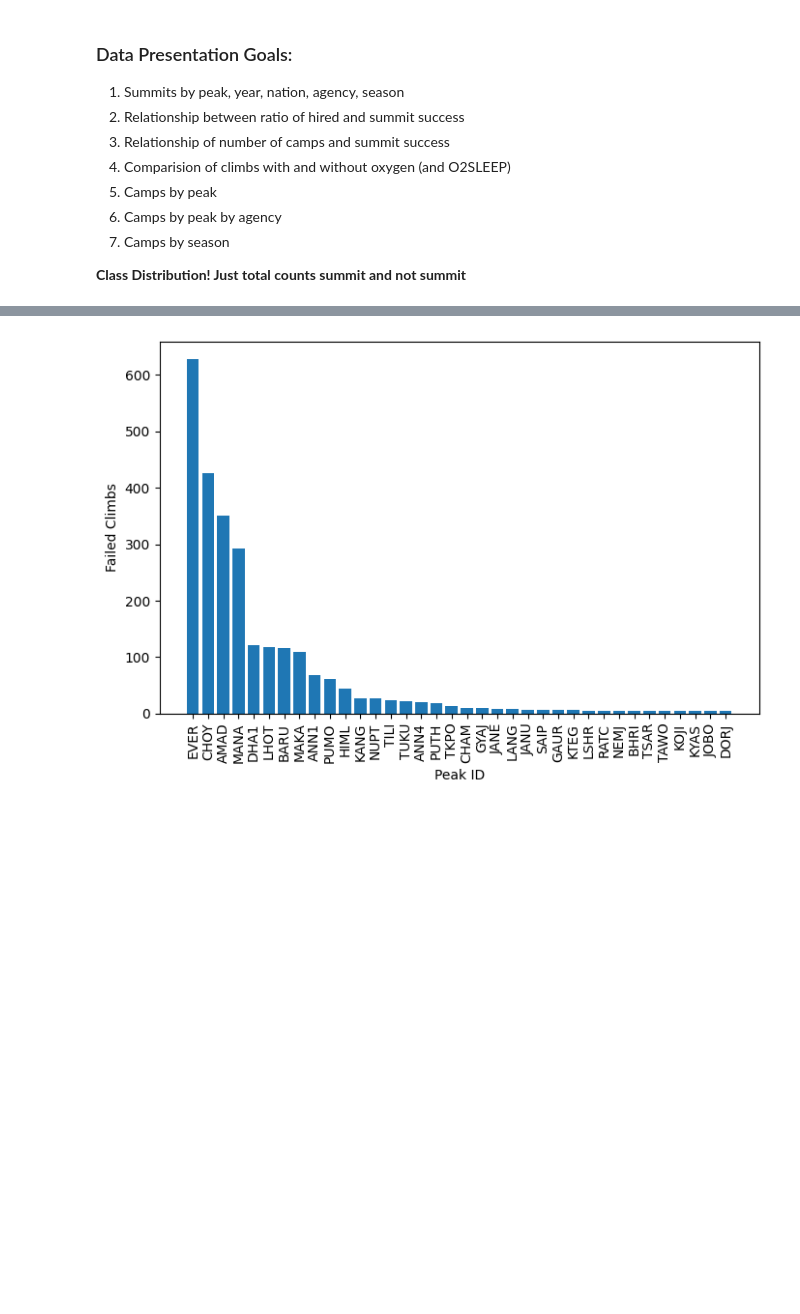
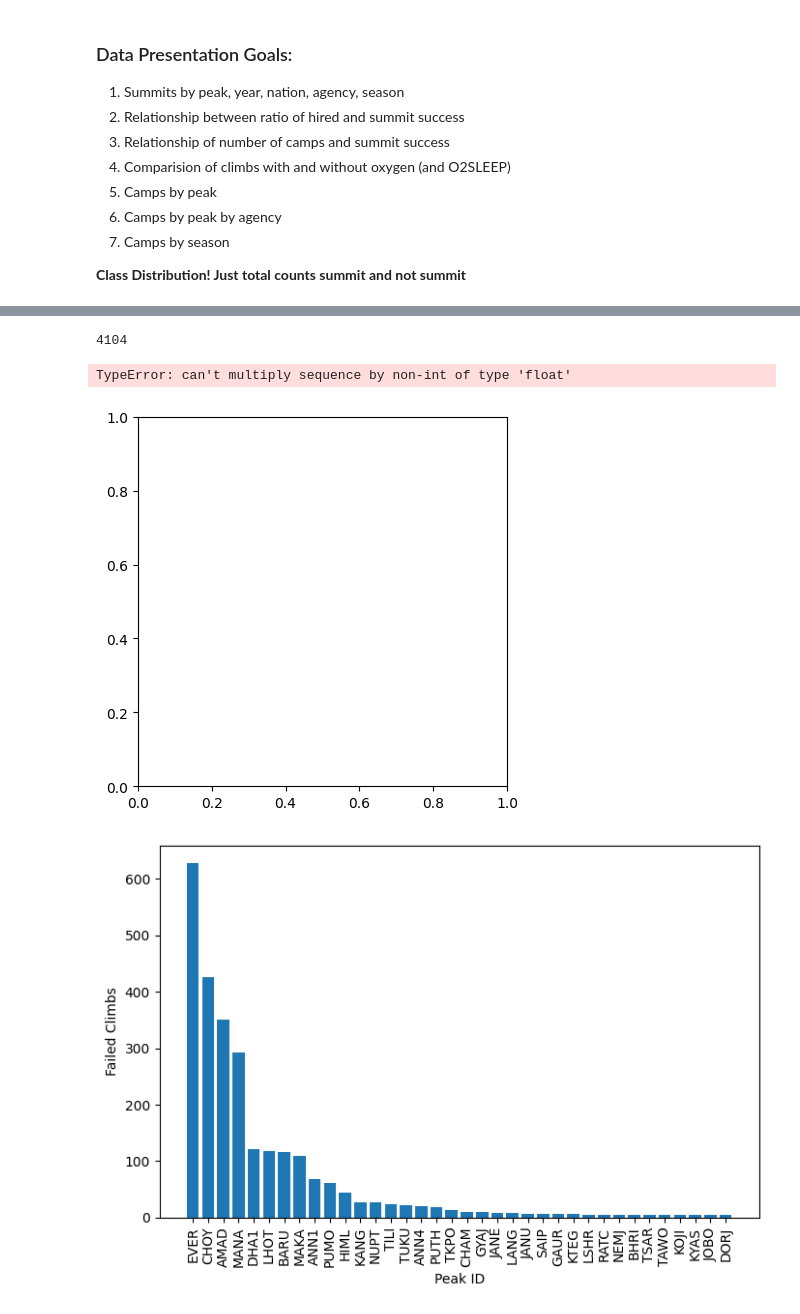
Before and after one commit to dpmacisaac/FinalProject-CPSC322, a Jupyter notebook: himalayan_dataset_eda.ipynb, the cells around one changed output, grey strips where cells are left out. Drawn from its saved outputs; the diff is of its cells as text; code cells hidden in the pictures; blank space fills up the shorter version.

Commit message:
added pie chart

```diff
--- a/himalayan_dataset_eda.ipynb
+++ b/himalayan_dataset_eda.ipynb
@@ -75,3 +80,23 @@ generate_freq_chart(success_table, "NATION", "Nation", "Succesful Climbs", 4)
+# %%
+l = success_table.get_column("SEASON")
+freq_dict = {item:0 for item in l}
+
+for item in l:
+    freq_dict[item] += 1
+
+freq_dict = dict(sorted(freq_dict.items(), key=lambda x: x[1], reverse=True))
+
+vals = list(freq_dict.values())
+
+s = sum(vals)
+labels = ["Summer - %1.1f%%"%(vals[0] / s *100), "Spring - %1.1f%%"%(vals[1] / s *100),
+            "Autum - %1.1f%%"%(vals[2] / s *100), "Winter - %1.1f%%"%(vals[3] / s *100)]
+
+plt.pie(vals, labels)
+# %% [output]
+4104
+TypeError: can't multiply sequence by non-int of type 'float'
+[figure, added]
 # %%
 failure_table = MyPyTable()
 failure_table.data = [row for row in himalaya_table.data if row[-1] == 0]
```
Also changed, not shown: parts of 2 cells of this notebook.
